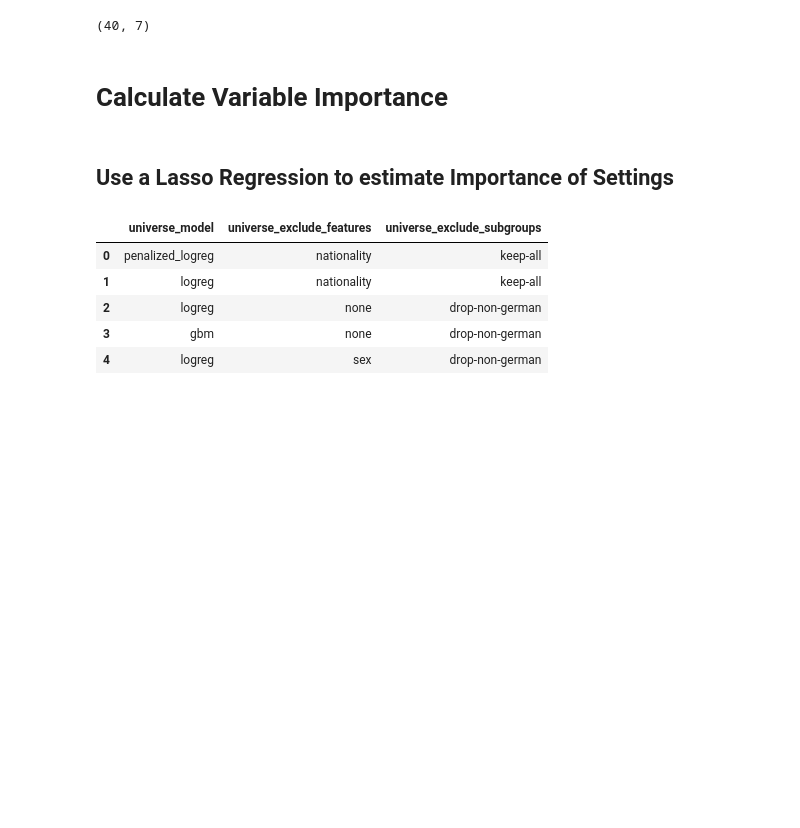
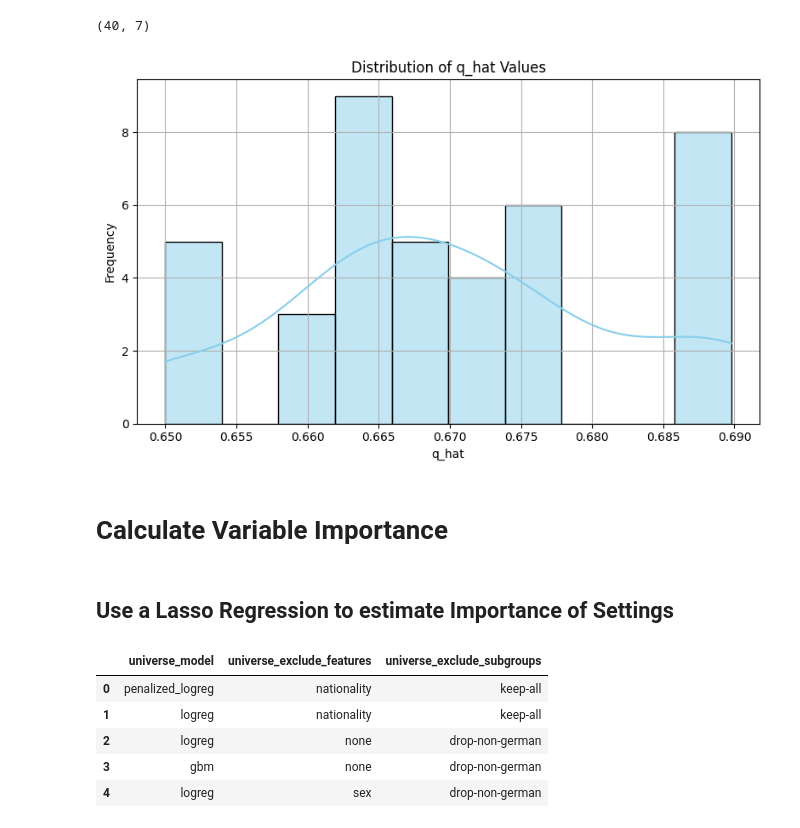
Before and after one commit to jsbroden/CMA_Fairness_v2, a Jupyter notebook: analysis_var_imp_overall.ipynb, the cells around one changed output. Cells and saved outputs as stored; diff of their text form; code cells hidden in the pictures; blank space fills up the shorter version.

```diff
--- a/analysis_var_imp_overall.ipynb
+++ b/analysis_var_imp_overall.ipynb
@@ -40,6 +40,21 @@ df_agg.shape
 (40, 7)
 # %%
 main_cp_metric = "avg_size"
+# %%
+import matplotlib.pyplot as plt
+import seaborn as sns
+
+# Plot distribution of q_hat
+plt.figure(figsize=(8, 5))
+sns.histplot(df_agg["q_hat"], bins=10, kde=True, color="skyblue")
+plt.title("Distribution of q_hat Values")
+plt.xlabel("q_hat")
+plt.ylabel("Frequency")
+plt.grid(True)
+plt.tight_layout()
+plt.show()
+# %% [output]
+[figure, added]
 # %% [markdown]
 # Calculate Variable Importance
 # %% [markdown]
```
Also changed, not shown: parts of 2 cells of this notebook, 1 other file.
